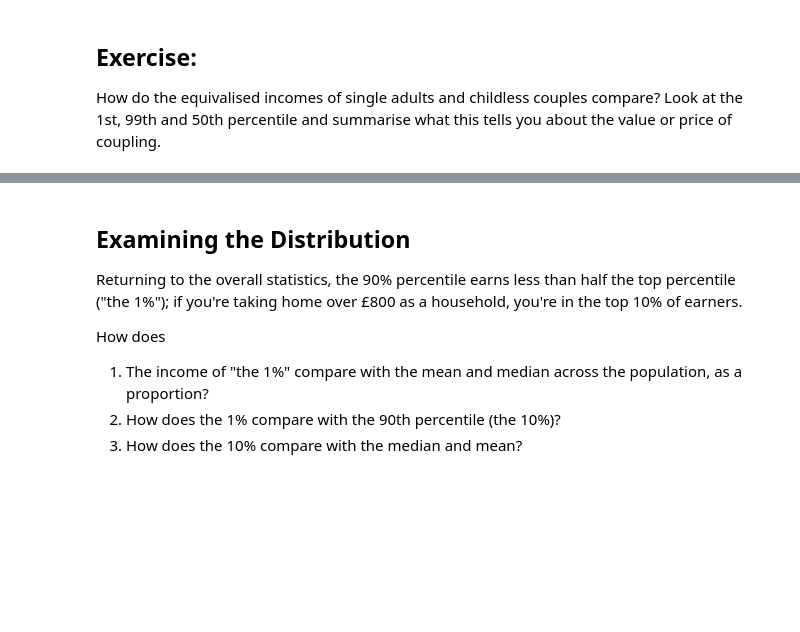
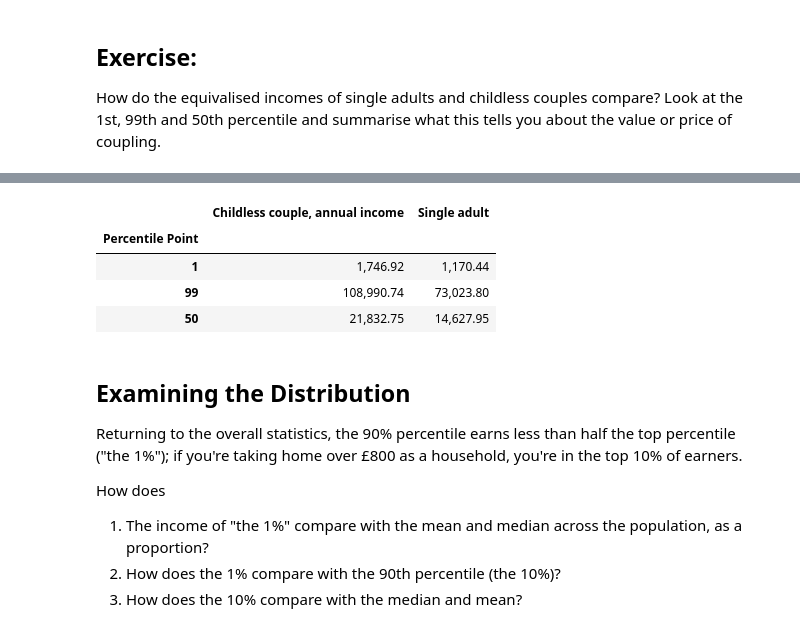
Before and after one commit to Valerie0518/QM2, a Jupyter notebook: “W2_Working_with_Data_in_Pandas_ipynb”的副本.ipynb, the cells around one changed output, grey strips where cells are left out. Saved outputs shown, nothing was run; the diff lists cells and outputs as text; code cells hidden in the pictures; blank space fills up the shorter version.

```diff
--- a/“W2_Working_with_Data_in_Pandas_ipynb”的副本.ipynb
+++ b/“W2_Working_with_Data_in_Pandas_ipynb”的副本.ipynb
@@ -184,6 +191,7 @@ How do the equivalised incomes of single adults and childless couples compare? L
 import pandas
 import pylab
 import matplotlib.pyplot as plt
-data path ="./data/wk2/incomes.csv'
-income = pandas.read_csv(data path, index col=0)income.loc[[1,99,50],['Childless couple, annual income','single adult']]
+data_path = "./data/wk2/incomes.csv"
+income = pandas.read_csv(data_path, index_col=0)
+income.loc[[1,99,50],['Childless couple, annual income','Single adult']]
 # %% [output]
@@ -191,3 +200,8 @@ SyntaxError: unterminated string literal (detected at line 5) (<ipython-input-4-
+|  | Childless couple, annual income | Single adult |
+| Percentile Point |  |  |
+| 1 | 1,746.92 | 1,170.44 |
+| 99 | 108,990.74 | 73,023.80 |
+| 50 | 21,832.75 | 14,627.95 |
 # %% [markdown]
 ## Examining the Distribution
 
```
Also changed, not shown: parts of 12 cells of this notebook.
